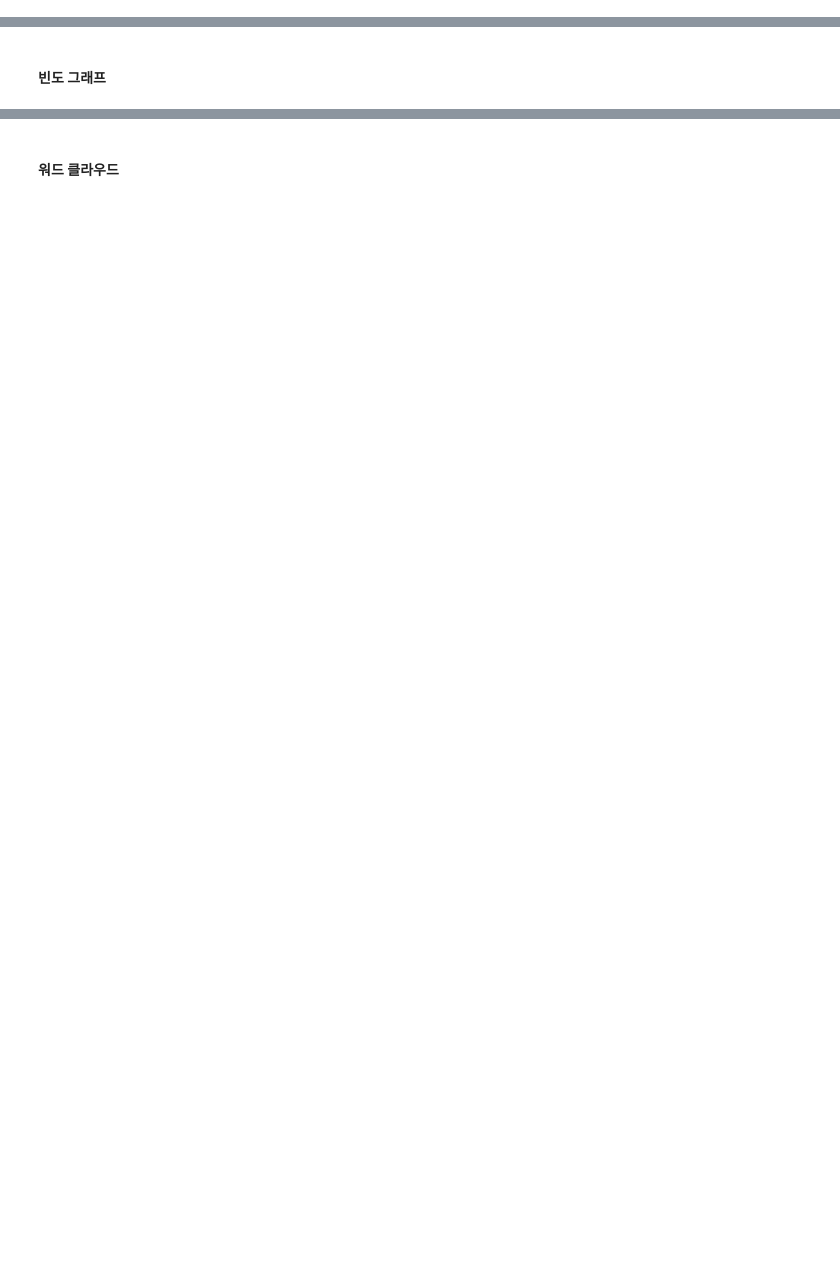
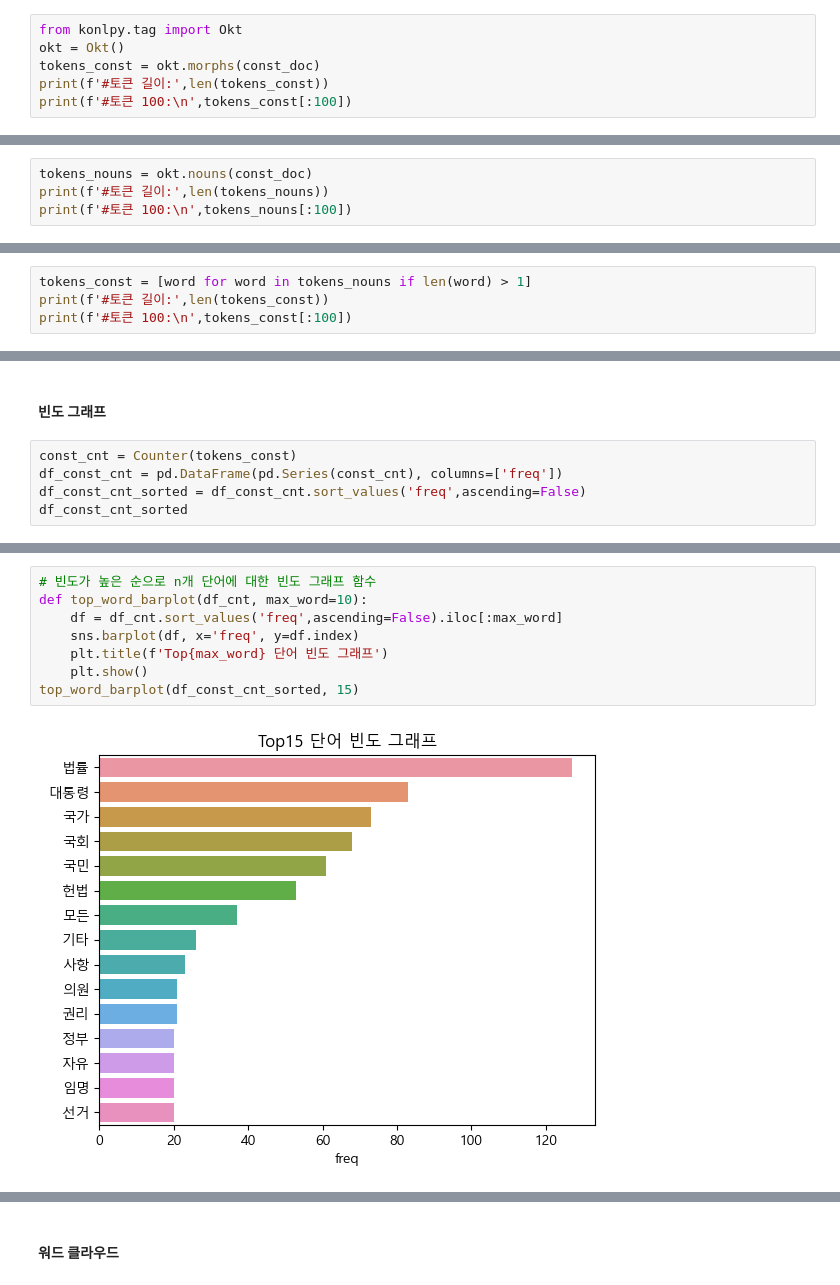
Before and after one commit to rlfgus0821/-HTML-, a Jupyter notebook: 08_text preprocessing/NLP_04_텍스트전처리와시각화01.ipynb, the cells around one changed output, grey strips where cells are left out. Drawn from its saved outputs; the diff is of its cells as text; blank space fills up the shorter version.

```diff
--- a/08_text preprocessing/NLP_04_텍스트전처리와시각화01.ipynb
+++ b/08_text preprocessing/NLP_04_텍스트전처리와시각화01.ipynb
@@ -331,2 +341,8 @@ plt.show()
 # %% [markdown]
 #### 형태소 분석
+# %%
+from konlpy.tag import Okt
+okt = Okt()
+tokens_const = okt.morphs(const_doc)
+print(f'#토큰 길이:',len(tokens_const))
+print(f'#토큰 100:\n',tokens_const[:100])
@@ -333,2 +353,6 @@ plt.show()
 # %% [markdown]
 - 명사만 추출
+# %%
+tokens_nouns = okt.nouns(const_doc)
+print(f'#토큰 길이:',len(tokens_nouns))
+print(f'#토큰 100:\n',tokens_nouns[:100])
@@ -335,2 +363,6 @@ plt.show()
 # %% [markdown]
 #### 한 글자 단어 제외
+# %%
+tokens_const = [word for word in tokens_nouns if len(word) > 1]
+print(f'#토큰 길이:',len(tokens_const))
+print(f'#토큰 100:\n',tokens_const[:100])
@@ -339,2 +398,7 @@ plt.show()
 # %% [markdown]
 #### 빈도 그래프
+# %%
+const_cnt = Counter(tokens_const)
+df_const_cnt = pd.DataFrame(pd.Series(const_cnt), columns=['freq'])
+df_const_cnt_sorted = df_const_cnt.sort_values('freq',ascending=False)
+df_const_cnt_sorted
@@ -340,0 +419,10 @@ plt.show()
+# %%
+# 빈도가 높은 순으로 n개 단어에 대한 빈도 그래프 함수
+def top_word_barplot(df_cnt, max_word=10):
+    df = df_cnt.sort_values('freq',ascending=False).iloc[:max_word]
+    sns.barplot(df, x='freq', y=df.index)
+    plt.title(f'Top{max_word} 단어 빈도 그래프')
+    plt.show()
+top_word_barplot(df_const_cnt_sorted, 15)
+# %% [output]
+[figure, added]
```
Also changed, not shown: parts of 25 cells of this notebook, 3 other files.
